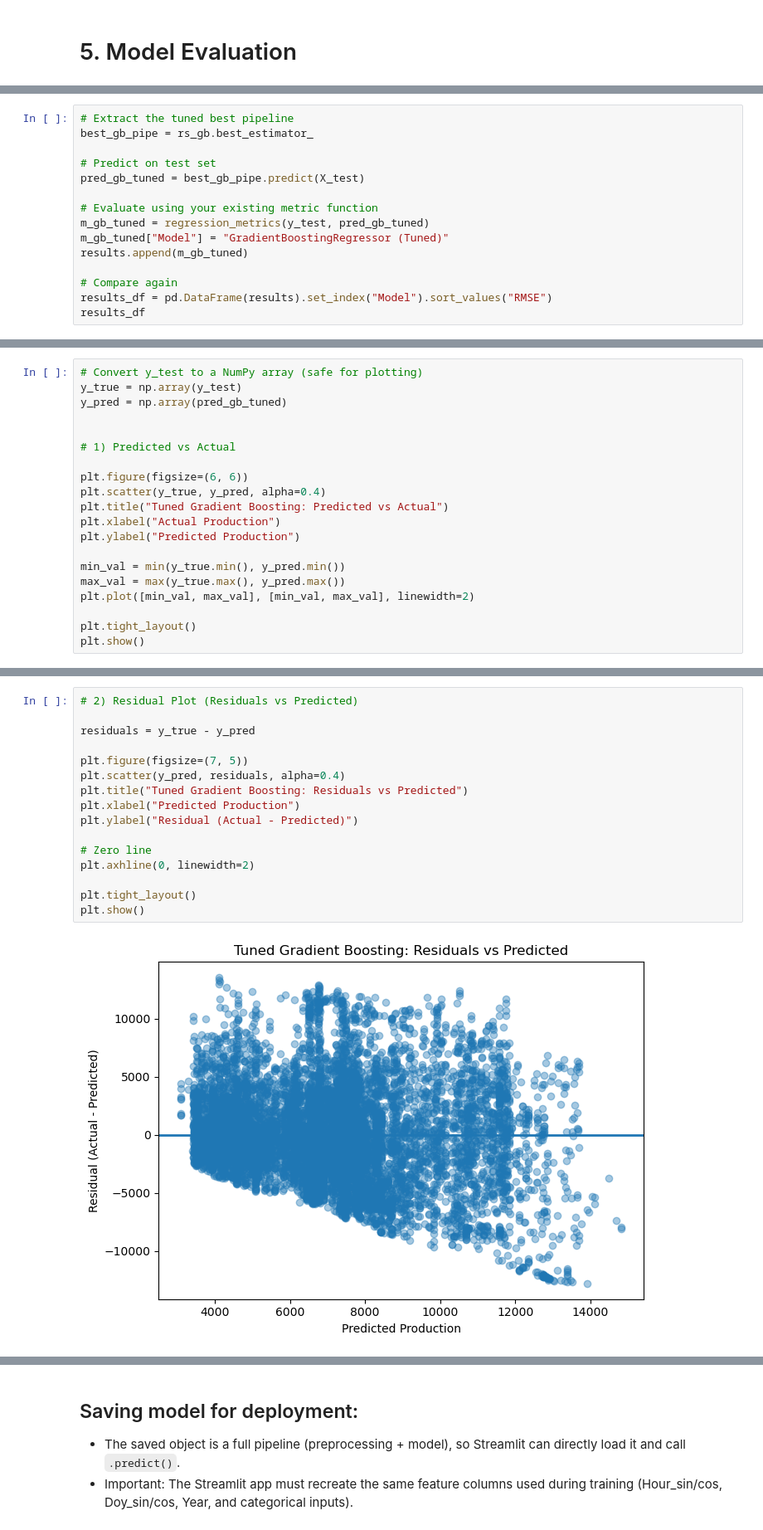
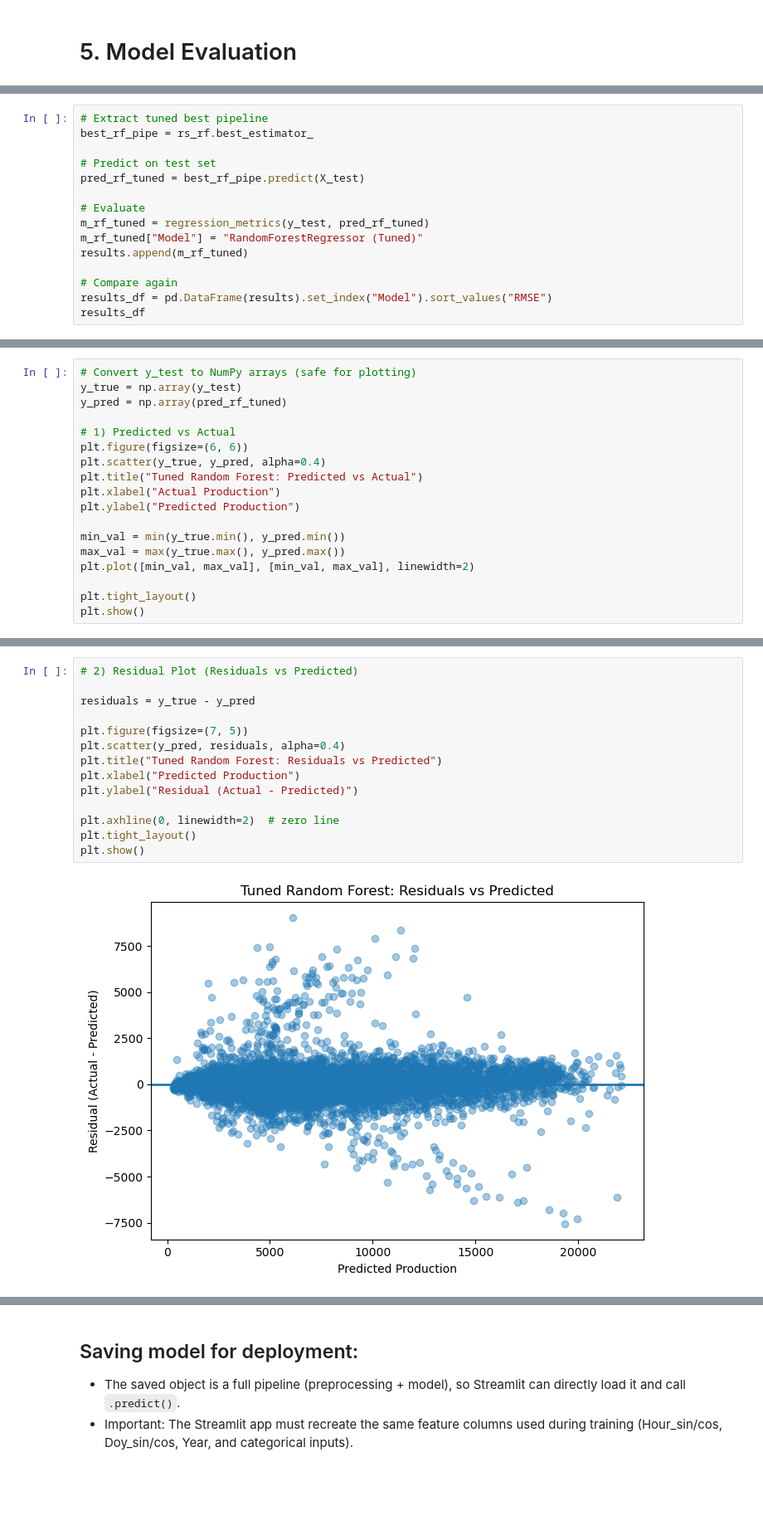
Before and after one commit to Nathan-James9/MLDP-Project-2026, a Jupyter notebook: MLDP-Project.ipynb, the cells around one changed output, grey strips where cells are left out. Shown at 83% size. Cells and saved outputs as stored; diff of their text form; blank space fills up the shorter version.

```diff
--- a/MLDP-Project.ipynb
+++ b/MLDP-Project.ipynb
@@ -644,14 +664,14 @@ Best CV RMSE: 1155.277812993458
 # %%
-# Extract the tuned best pipeline
-best_gb_pipe = rs_gb.best_estimator_
+# Extract tuned best pipeline
+best_rf_pipe = rs_rf.best_estimator_
 
 # Predict on test set
-pred_gb_tuned = best_gb_pipe.predict(X_test)
+pred_rf_tuned = best_rf_pipe.predict(X_test)
 
-# Evaluate using your existing metric function
-m_gb_tuned = regression_metrics(y_test, pred_gb_tuned)
-m_gb_tuned["Model"] = "GradientBoostingRegressor (Tuned)"
-results.append(m_gb_tuned)
+# Evaluate
+m_rf_tuned = regression_metrics(y_test, pred_rf_tuned)
+m_rf_tuned["Model"] = "RandomForestRegressor (Tuned)"
+results.append(m_rf_tuned)
 
 # Compare again
 results_df = pd.DataFrame(results).set_index("Model").sort_values("RMSE")
@@ -676,14 +700,12 @@ results_df
 # %%
-# Convert y_test to a NumPy array (safe for plotting)
+# Convert y_test to NumPy arrays (safe for plotting)
 y_true = np.array(y_test)
-y_pred = np.array(pred_gb_tuned)
-
+y_pred = np.array(pred_rf_tuned)
 
 # 1) Predicted vs Actual
-
 plt.figure(figsize=(6, 6))
 plt.scatter(y_true, y_pred, alpha=0.4)
-plt.title("Tuned Gradient Boosting: Predicted vs Actual")
+plt.title("Tuned Random Forest: Predicted vs Actual")
 plt.xlabel("Actual Production")
 plt.ylabel("Predicted Production")
 
@@ -714,19 +741,17 @@ Conclusion:
 # %%
 # 2) Residual Plot (Residuals vs Predicted)
 
 residuals = y_true - y_pred
 
 plt.figure(figsize=(7, 5))
 plt.scatter(y_pred, residuals, alpha=0.4)
-plt.title("Tuned Gradient Boosting: Residuals vs Predicted")
+plt.title("Tuned Random Forest: Residuals vs Predicted")
 plt.xlabel("Predicted Production")
 plt.ylabel("Residual (Actual - Predicted)")
 
-# Zero line
-plt.axhline(0, linewidth=2)
-
+plt.axhline(0, linewidth=2)  # zero line
 plt.tight_layout()
 plt.show()
 # %% [output]
-[figure, old version]
+[figure, new version]
 # %% [markdown]
```
Also changed, not shown: parts of 40 cells of this notebook, 1 other file.
